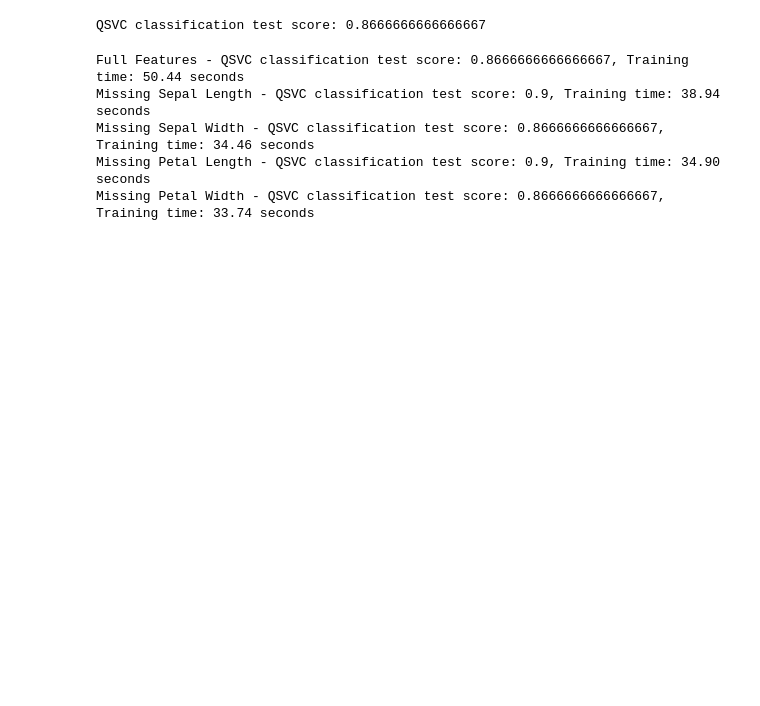
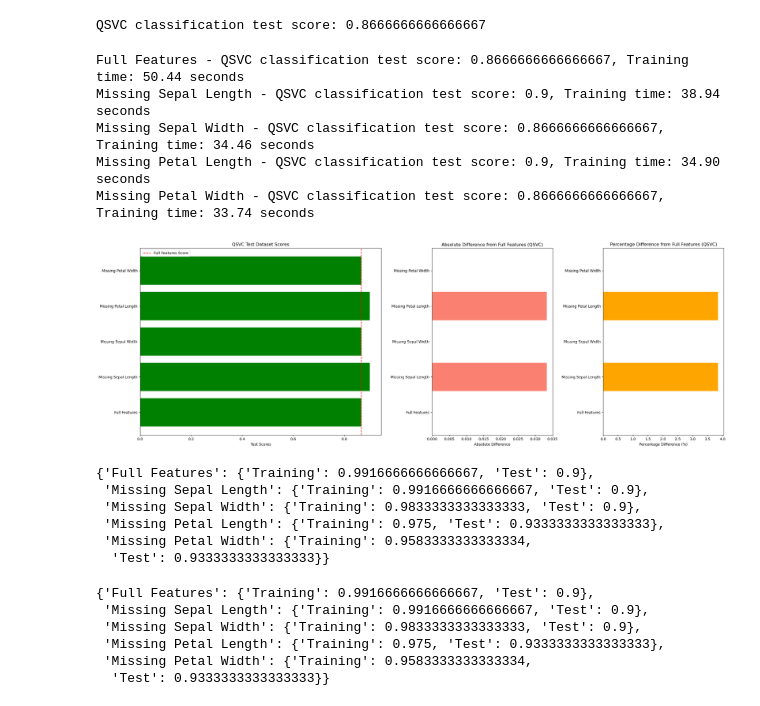
Before and after one commit to LukePower01/ml-to-qml, a Jupyter notebook: iris_qsvm.ipynb, the cells around one changed output. Cells and saved outputs as stored; diff of their text form; code cells hidden in the pictures; blank space fills up the shorter version.

```diff
--- a/iris_qsvm.ipynb
+++ b/iris_qsvm.ipynb
@@ -131,3 +131,56 @@ Missing Sepal Length - QSVC classification test score: 0.9, Training time: 38.94
 Missing Sepal Width - QSVC classification test score: 0.8666666666666667, Training time: 34.46 seconds
 Missing Petal Length - QSVC classification test score: 0.9, Training time: 34.90 seconds
 Missing Petal Width - QSVC classification test score: 0.8666666666666667, Training time: 33.74 seconds
+# %%
+# New provided data
+qscores = {
+    'Full Features': {'Test': 0.8666666666666667, 'Training Time': 50.44},
+    'Missing Sepal Length': {'Test': 0.9, 'Training Time': 38.94},
+    'Missing Sepal Width': {'Test': 0.8666666666666667, 'Training Time': 34.46},
+    'Missing Petal Length': {'Test': 0.9, 'Training Time': 34.90},
+    'Missing Petal Width': {'Test': 0.8666666666666667, 'Training Time': 33.74}
+}
+
+# Calculate the absolute and percentage differences from the full features test score for QSVC
+qfull_feature_score = qscores['Full Features']['Test']
+for feature_set, score_info in qscores.items():
+    if feature_set != 'Full Features':
+        qabsolute_difference = score_info['Test'] - qfull_feature_score
+        qpercentage_difference = (qabsolute_difference / qfull_feature_score) * 100
+        qscores[feature_set]['Absolute Difference'] = qabsolute_difference
+        qscores[feature_set]['Percentage Difference'] = qpercentage_difference
+
+# Prepare the data for plotting for QSVC
+qcategories = list(qscores.keys())
+qtest_scores = [score_info['Test'] for score_info in qscores.values()]
+qabs_diff_scores = [score_info.get('Absolute Difference', 0) for score_info in qscores.values()]
+qperc_diff_scores = [score_info.get('Percentage Difference', 0) for score_info in qscores.values()]
+qtraining_times = [score_info['Training Time'] for score_info in qscores.values()]
+
+# Plotting the visualizations for QSVC
+fig, (ax1, ax2, ax3) = plt.subplots(1, 3, figsize=(24, 8), gridspec_kw={'width_ratios': [2, 1, 1]})
+
+# Test Scores Bar Chart for QSVC
+ax1.barh(qcategories, qtest_scores, color='green')
+ax1.axvline(x=qfull_feature_score, color='red', linestyle='--', label='Full Features Score')
+ax1.set_xlabel('Test Scores')
+ax1.set_title('QSVC Test Dataset Scores')
+ax1.legend()
+
+# Absolute Difference Bar Chart for QSVC
+ax2.barh(qcategories, qabs_diff_scores, color='salmon')
+ax2.set_xlabel('Absolute Difference')
+ax2.set_title('Absolute Difference from Full Features (QSVC)')
+
+# Percentage Difference Bar Chart for QSVC
+ax3.barh(qcategories, qperc_diff_scores, color='orange')
+ax3.set_xlabel('Percentage Difference (%)')
+ax3.set_title('Percentage Difference from Full Features (QSVC)')
+
+# Adjust the layout
+plt.tight_layout()
+
+# Show the plot
+plt.show()
+# %% [output]
+[figure, added]
@@ -133,0 +232,9 @@ Missing Petal Width - QSVC classification test score: 0.8666666666666667, Traini
+# %%
+classical_scores
+# %% [output]
+{'Full Features': {'Training': 0.9916666666666667, 'Test': 0.9},
+ 'Missing Sepal Length': {'Training': 0.9916666666666667, 'Test': 0.9},
+ 'Missing Sepal Width': {'Training': 0.9833333333333333, 'Test': 0.9},
+ 'Missing Petal Length': {'Training': 0.975, 'Test': 0.9333333333333333},
+ 'Missing Petal Width': {'Training': 0.9583333333333334,
+  'Test': 0.9333333333333333}}
@@ -133,0 +265,9 @@ Missing Petal Width - QSVC classification test score: 0.8666666666666667, Traini
+# %%
+classical_scores
+# %% [output]
+{'Full Features': {'Training': 0.9916666666666667, 'Test': 0.9},
+ 'Missing Sepal Length': {'Training': 0.9916666666666667, 'Test': 0.9},
+ 'Missing Sepal Width': {'Training': 0.9833333333333333, 'Test': 0.9},
+ 'Missing Petal Length': {'Training': 0.975, 'Test': 0.9333333333333333},
+ 'Missing Petal Width': {'Training': 0.9583333333333334,
+  'Test': 0.9333333333333333}}
```
Also changed, not shown: parts of 7 cells of this notebook, 2 other files.
